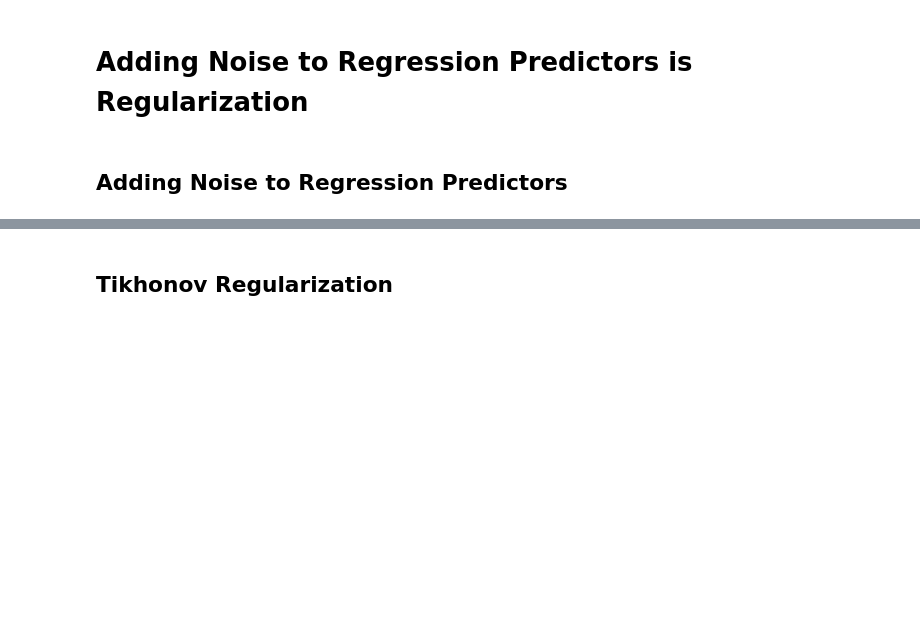
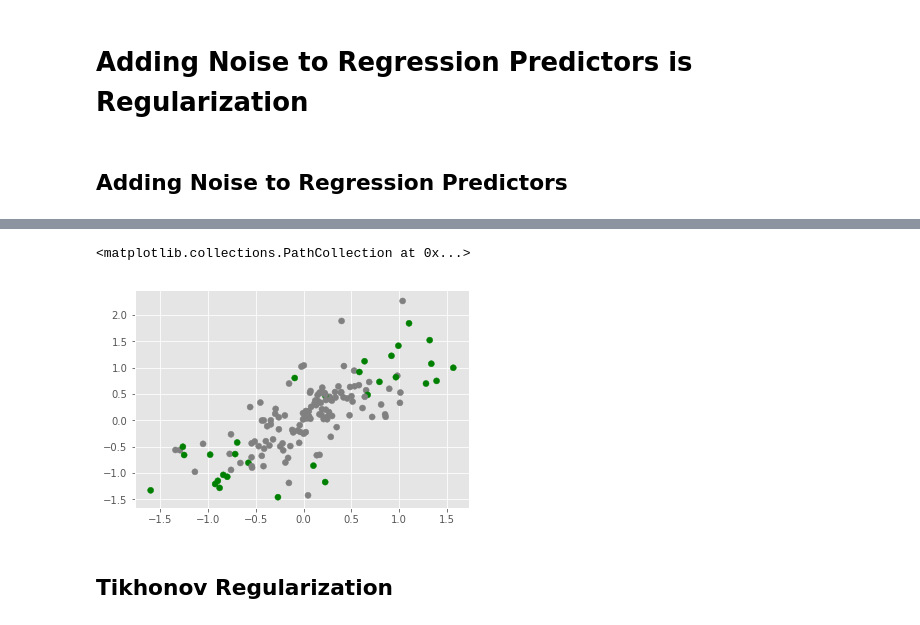
Before and after one commit to madrury/ridge-regression-and-noisy-predictors, a Jupyter notebook: ridge-regression-and-noisy-predictors.ipynb, the cells around one changed output, grey strips where cells are left out. Cells and saved outputs as stored; diff of their text form; code cells hidden in the pictures; blank space fills up the shorter version.

```diff
--- a/ridge-regression-and-noisy-predictors.ipynb
+++ b/ridge-regression-and-noisy-predictors.ipynb
@@ -5,3 +57,9 @@
+# %%
+fig, ax = plt.subplots()
+ax.scatter(x_rand, y, color=color)
+# %% [output]
+<matplotlib.collections.PathCollection at 0x...>
+[figure, added]
 # %% [markdown]
 ## Tikhonov Regularization
 # %% [markdown]
```
Also changed, not shown: parts of 9 cells of this notebook.
